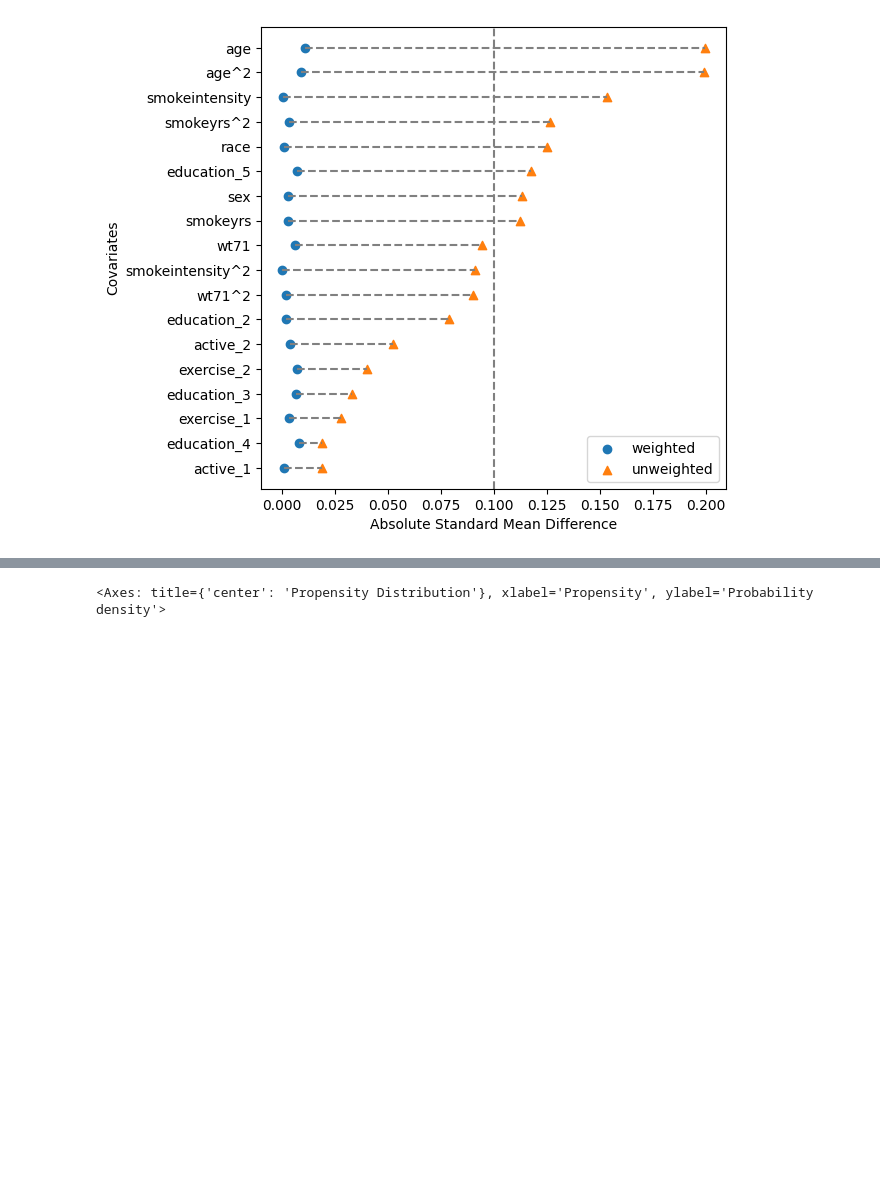
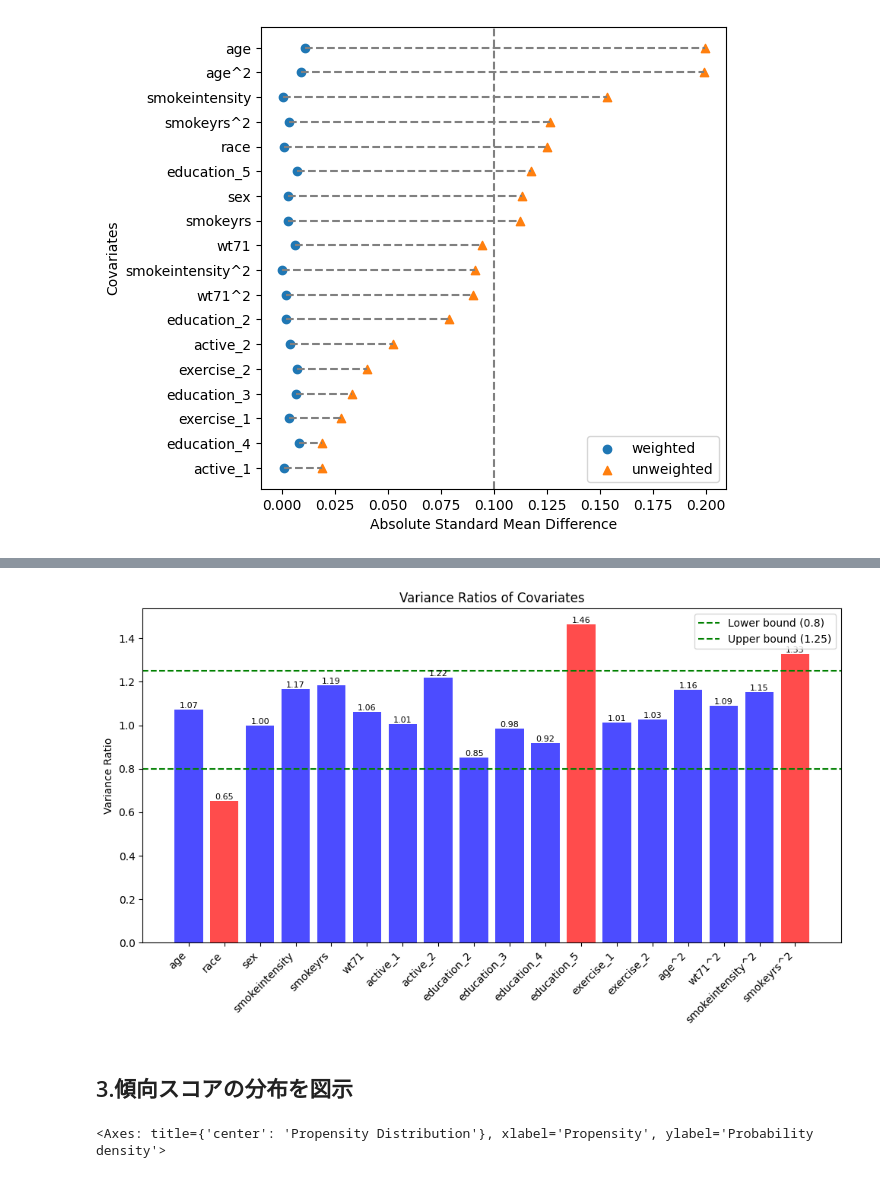
Before and after one commit to channnnsm/causal-inference-study, a Jupyter notebook: chap3_2_propensity_score_matching_IPW_傾向スコア.ipynb, the cells around one changed output, grey strips where cells are left out. Saved outputs shown, nothing was run; the diff lists cells and outputs as text; code cells hidden in the pictures; blank space fills up the shorter version.

```diff
--- a/chap3_2_propensity_score_matching_IPW_傾向スコア.ipynb
+++ b/chap3_2_propensity_score_matching_IPW_傾向スコア.ipynb
@@ -86,3 +185,66 @@ results.plot_covariate_balance(kind="love", ax=ax, thresh=0.1) #ASMDのカット
+# %%
+import matplotlib.pyplot as plt
+import numpy as np
+
+# 分散比のデータ（例: 先ほどの結果を使用）
+variance_ratios = {
+    "age": 1.073,
+    "race": 0.653,
+    "sex": 0.998,
+    "smokeintensity": 1.168,
+    "smokeyrs": 1.185,
+    "wt71": 1.061,
+    "active_1": 1.006,
+    "active_2": 1.220,
+    "education_2": 0.851,
+    "education_3": 0.983,
+    "education_4": 0.918,
+    "education_5": 1.463,
+    "exercise_1": 1.013,
+    "exercise_2": 1.027,
+    "age^2": 1.163,
+    "wt71^2": 1.088,
+    "smokeintensity^2": 1.152,
+    "smokeyrs^2": 1.328
+}
+
+# 許容範囲
+lower_bound = 0.8
+upper_bound = 1.25
+
+# グラフのデータ準備
+variables = list(variance_ratios.keys())
+values = list(variance_ratios.values())
+
+# 色分け: 許容範囲内なら青、外なら赤
+colors = ["blue" if lower_bound <= v <= upper_bound else "red" for v in values]
+
+# 図の描画
+plt.figure(figsize=(10, 6))
+bars = plt.bar(variables, values, color=colors, alpha=0.7)
+
+# 許容範囲を示すライン
+plt.axhline(y=lower_bound, color="green", linestyle="--", label="Lower bound (0.8)")
+plt.axhline(y=upper_bound, color="green", linestyle="--", label="Upper bound (1.25)")
+
+# 軸とラベル
+plt.xticks(rotation=45, ha="right")
+plt.ylabel("Variance Ratio")
+plt.title("Variance Ratios of Covariates")
+plt.legend()
+
+# ラベルを追加（棒グラフの上に値を表示）
+for bar, value in zip(bars, values):
+    plt.text(bar.get_x() + bar.get_width() / 2, bar.get_height(), f"{value:.2f}",
+             ha="center", va="bottom", fontsize=8)
+
+# 図の表示
+plt.tight_layout()
+plt.show()
+# %% [output]
+[figure, added]
+# %% [markdown]
+## 3.傾向スコアの分布を図示
 # %%
 results.plot_weight_distribution()
 # %% [output]
```
Also changed, not shown: parts of 13 cells of this notebook.
